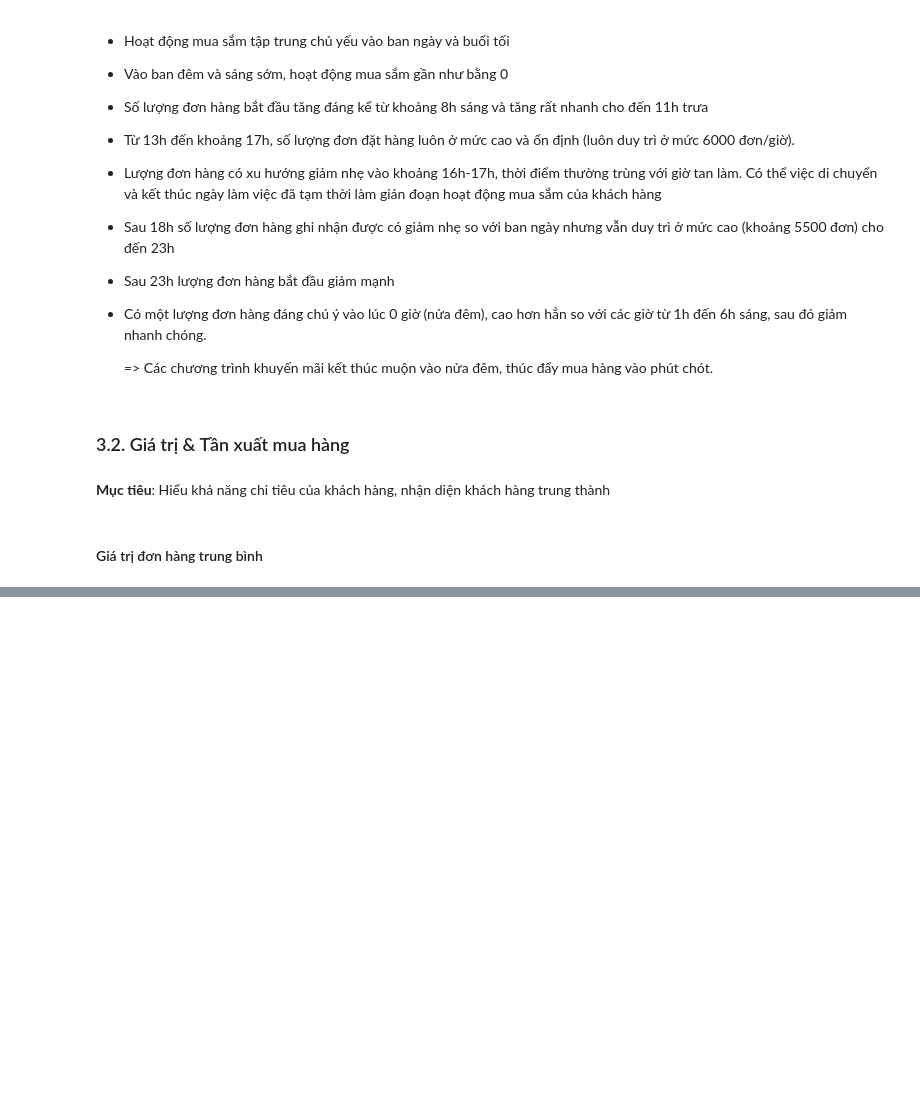
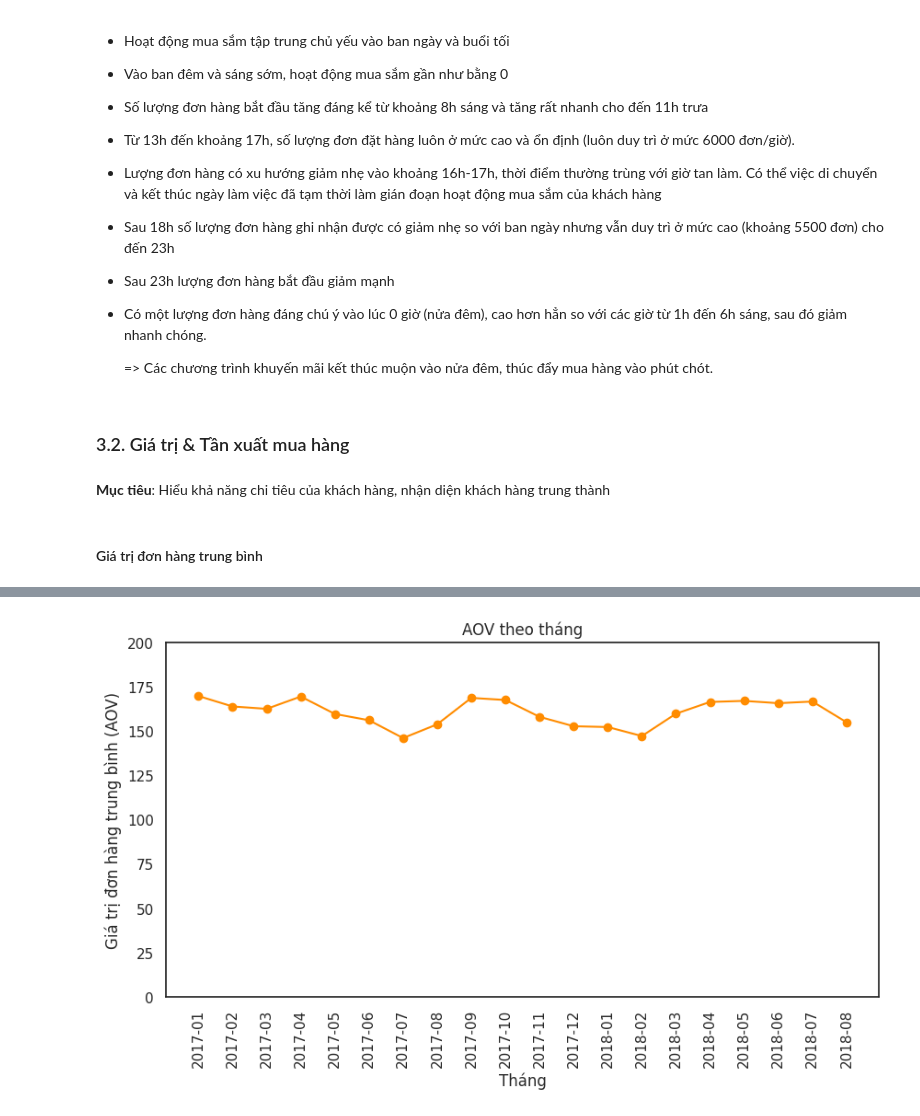
Before and after one commit to vduong042/Brazilian-E-Commerce-Analysis, a Jupyter notebook: descriptive_analytics.ipynb, the cells around one changed output, grey strips where cells are left out. Drawn from its saved outputs; the diff is of its cells as text; code cells hidden in the pictures; blank space fills up the shorter version.

```diff
--- a/descriptive_analytics.ipynb
+++ b/descriptive_analytics.ipynb
@@ -768,5 +751,15 @@ delivered_orders
 # %%
-delivered_orders = orders[orders['order_status'] == 'delivered'].copy()
-delivered_orders = delivered_orders.merge(order_items, how='left', on='order_id')
+delivered_orders = orders_filtered.merge(order_items, how='left', on='order_id')
+delivered_orders = delivered_orders[delivered_orders['order_purchase_month'] >= pd.Period('2017-01', freq='M')]
 
 delivered_orders['revenue'] = delivered_orders['price'] + delivered_orders['freight_value'] # Tổng giá trị của một đơn hàng
+revenue_by_order_id = delivered_orders.groupby(['order_id'])[['price', 'freight_value' ,'revenue']].sum().reset_index() # Tổng giá trị của từng đơn hàng
+total_revenue = revenue_by_order_id['revenue'].sum() # Tổng giá trị tất cả các đơn hàng đã giao
+order_count = revenue_by_order_id.shape[0] # Số lượng đơn đặt hàng
+avg_order_value = total_revenue / order_count # Doanh thu trung bình trên mỗi đơn hàng
+
+print(f'Tổng doanh thu: R$ {total_revenue:,.2f}')
+print(f'Số lượng đơn hàng đã giao: R${order_count:,}')
+print(f'Doanh thu trung bình mỗi đơn hàng: R${avg_order_value:,.2f}')
+print(f'Đơn hàng có giá trị nhỏ nhất: R${min(revenue_by_order_id['revenue']):,}')
+print(f'Đơn hàng có giá trị cao nhất: R${max(revenue_by_order_id['revenue']):,}')
@@ -792,0 +772,9 @@ Doanh thu trung bình mỗi đơn hàng: R$159.83
+# %%
+# AOV thay đổi theo tháng như thế nào ?
+
+monthly_stats = delivered_orders.groupby('order_purchase_month').agg(
+            order_count = ('order_id', 'nunique'),
+            total_revenue = ('revenue', 'sum')
+).reset_index()
+monthly_stats['AOV'] = monthly_stats['total_revenue'] / monthly_stats['order_count']
+display(monthly_stats)
@@ -792,0 +811,13 @@ Doanh thu trung bình mỗi đơn hàng: R$159.83
+# %%
+import matplotlib.pyplot as plt
+
+plt.figure(figsize=(10, 5))
+plt.plot(monthly_stats['order_purchase_month'].astype(str), monthly_stats['AOV'], marker='o', color='darkorange')
+plt.title('AOV theo tháng')
+plt.xlabel('Tháng')
+plt.ylabel('Giá trị đơn hàng trung bình (AOV)')
+plt.xticks(rotation=90)
+plt.ylim(0, 200)
+plt.show()
+# %% [output]
+[figure, added]
```
Also changed, not shown: parts of 28 cells of this notebook.
